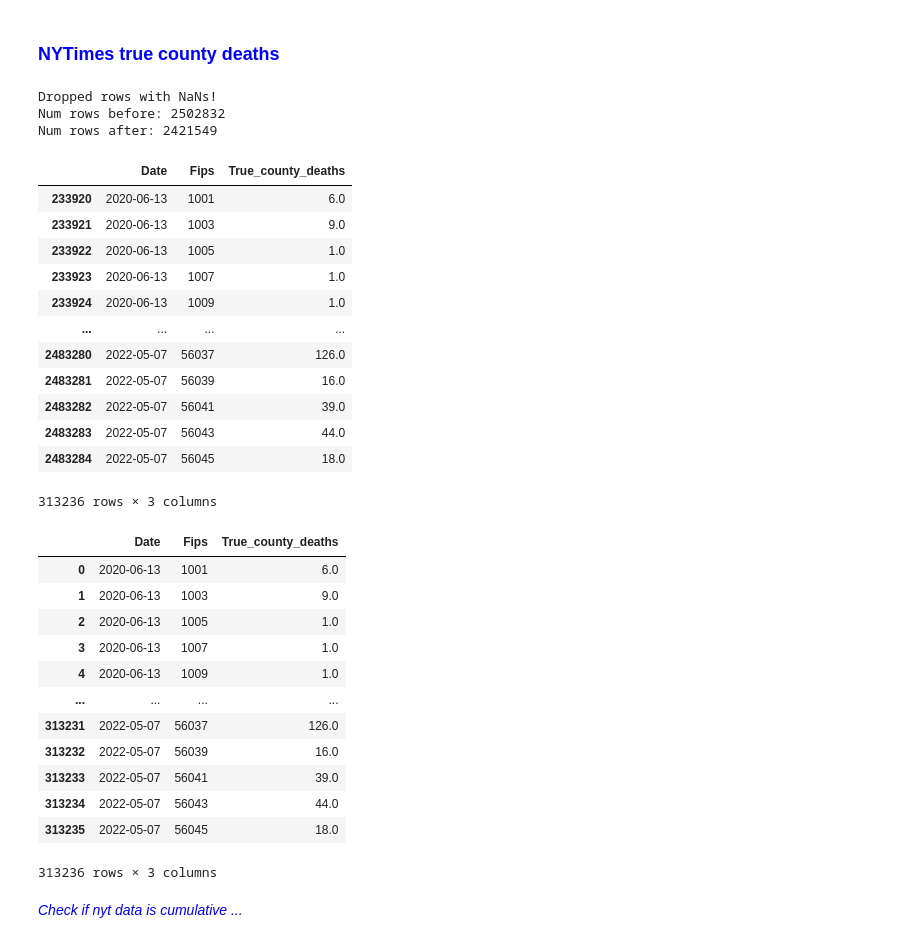
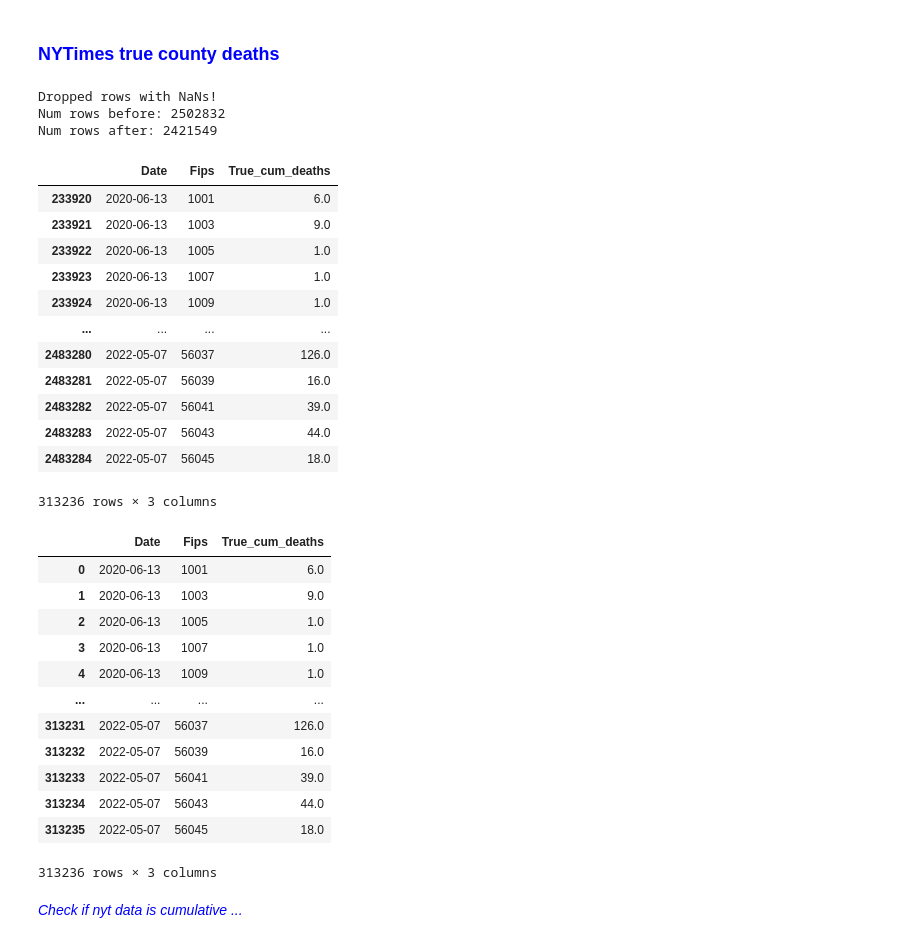
Before and after one commit to katfish666/EpSampling, a Jupyter notebook: notebooks/20240926_25_redoing_dataset.ipynb, the cells around one changed output. Cells and saved outputs as stored; diff of their text form; code cells hidden in the pictures.

```diff
--- a/notebooks/20240926_25_redoing_dataset.ipynb
+++ b/notebooks/20240926_25_redoing_dataset.ipynb
@@ -52,7 +52,7 @@ df = df_all[['location','target_end_date','value']]
 ## rename cols
 df.rename({'location':'Fips',
            'target_end_date':'Date',
-           'value':'Pred_state_deaths'}, axis=1, inplace=True)
+           'value':'Projd_inc_deaths'}, axis=1, inplace=True)
 ## dtype check: good
 
 ## SAVE CSV!
@@ -110,35 +110,35 @@ def drop_rows_with_nans(df):
 fpath = os.path.join(DATA_DIR,'raw','nytimes','us-counties.csv')
 df = pd.read_csv(fpath)
 ## check for rows with nans.
 df = drop_rows_with_nans(df)
 ## capitalize cols.
 df.columns = df.columns.str.capitalize()
 
 ## IMPORTANT: pull out samples from 'nytimes' that have matched dates to 'COVIDhub-ensemble' ...
 df_hub,_ = load_csv('formatted_COVIDhub-ensemble')
 my_dates = df_hub.Date.unique().tolist()
 df = df[df.Date.isin(my_dates)]
 
 ## REFORMAT dataframe ...
 ## choose cols
 df = df[['Date','Fips','Deaths']]
 ## rename cols
-df.rename({'Deaths':'True_county_deaths'},axis=1,inplace=True)
+df.rename({'Deaths':'True_cum_deaths'},axis=1,inplace=True)
 ## fix dtypes
 df['Fips'] = df.Fips.astype('int64')
 
 ## SAVE CSV!
 fpath = os.path.join(DATA_DIR,'processed',f'formatted_nytimes-us-counties_{DT}.csv')
 df.to_csv(fpath,index=False)
 
 ## READ BACK AND CHECK
 dff = pd.read_csv(fpath)
 display(df, dff)
 # %% [output]
 Dropped rows with NaNs!
 Num rows before: 2502832
 Num rows after: 2421549
-|  | Date | Fips | True_county_deaths |
+|  | Date | Fips | True_cum_deaths |
 | 233920 | 2020-06-13 | 1001 | 6.0 |
 | 233921 | 2020-06-13 | 1003 | 9.0 |
 | 233922 | 2020-06-13 | 1005 | 1.0 |
@@ -151,7 +151,7 @@ Num rows after: 2421549
 | 2483283 | 2022-05-07 | 56043 | 44.0 |
 | 2483284 | 2022-05-07 | 56045 | 18.0 |
 313236 rows × 3 columns
-|  | Date | Fips | True_county_deaths |
+|  | Date | Fips | True_cum_deaths |
 | 0 | 2020-06-13 | 1001 | 6.0 |
 | 1 | 2020-06-13 | 1003 | 9.0 |
 | 2 | 2020-06-13 | 1005 | 1.0 |
```
Also changed, not shown: parts of 1 cell of this notebook, 5 other files.
